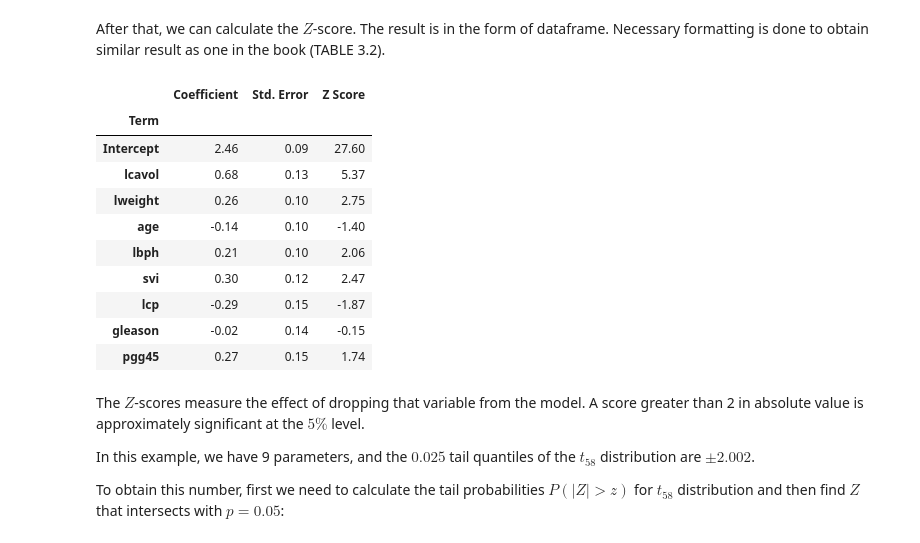
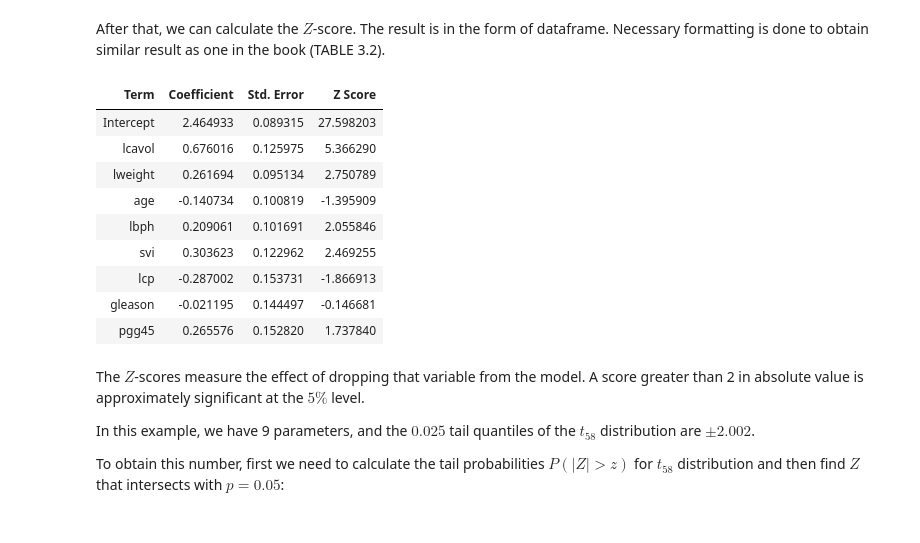
Before and after one commit to abkoesdw/The-Elements-of-Statistical-Learning-Python-Codes, a Jupyter notebook: esl/Chapter 03 - Linear Methods for Regression/3.2.1 Example - Prostate Cancer.ipynb, the cells around one changed output. Saved outputs shown, nothing was run; the diff lists cells and outputs as text; code cells hidden in the pictures.

Commit message:
fixed zscore df

```diff
--- a/esl/Chapter 03 - Linear Methods for Regression/3.2.1 Example - Prostate Cancer.ipynb
+++ b/esl/Chapter 03 - Linear Methods for Regression/3.2.1 Example - Prostate Cancer.ipynb
@@ -259,30 +259,29 @@ After that, we can calculate the $Z$-score. The result is in the form of datafra
 # %%
 # calculate Z score
 lsreg.calculate_z(x_train, y_train)
 # create the Z score table
 df_zscore = pd.DataFrame(
     {
         'Term': ["Intercept"] + prostate_cancer.meta[:-1],
         "Coefficient": lsreg.beta_hat,
         "Std. Error": lsreg.beta_hat_var,
         "Z Score": lsreg.z
     }
-).set_index('Term', drop=True)
+).style.hide_index()
 
 # format floats to show only 2 digits precision
-df_zscore.apply(lambda x: x.map('{:,.2f}'.format))
+df_zscore.apply(lambda x: x.map('{:,.2f}'.format) if x.name != 'Term' else x)
 # %% [output]
-|  | Coefficient | Std. Error | Z Score |
-| Term |  |  |  |
-| Intercept | 2.46 | 0.09 | 27.60 |
-| lcavol | 0.68 | 0.13 | 5.37 |
-| lweight | 0.26 | 0.10 | 2.75 |
-| age | -0.14 | 0.10 | -1.40 |
-| lbph | 0.21 | 0.10 | 2.06 |
-| svi | 0.30 | 0.12 | 2.47 |
-| lcp | -0.29 | 0.15 | -1.87 |
-| gleason | -0.02 | 0.14 | -0.15 |
-| pgg45 | 0.27 | 0.15 | 1.74 |
+| Term | Coefficient | Std. Error | Z Score |
+| Intercept | 2.464933 | 0.089315 | 27.598203 |
+| lcavol | 0.676016 | 0.125975 | 5.366290 |
+| lweight | 0.261694 | 0.095134 | 2.750789 |
+| age | -0.140734 | 0.100819 | -1.395909 |
+| lbph | 0.209061 | 0.101691 | 2.055846 |
+| svi | 0.303623 | 0.122962 | 2.469255 |
+| lcp | -0.287002 | 0.153731 | -1.866913 |
+| gleason | -0.021195 | 0.144497 | -0.146681 |
+| pgg45 | 0.265576 | 0.152820 | 1.737840 |
 # %% [markdown]
 The $Z$-scores measure the effect of dropping that variable from the model. A score greater than 2 in absolute value is approximately significant at the $5\%$ level.
 
```
